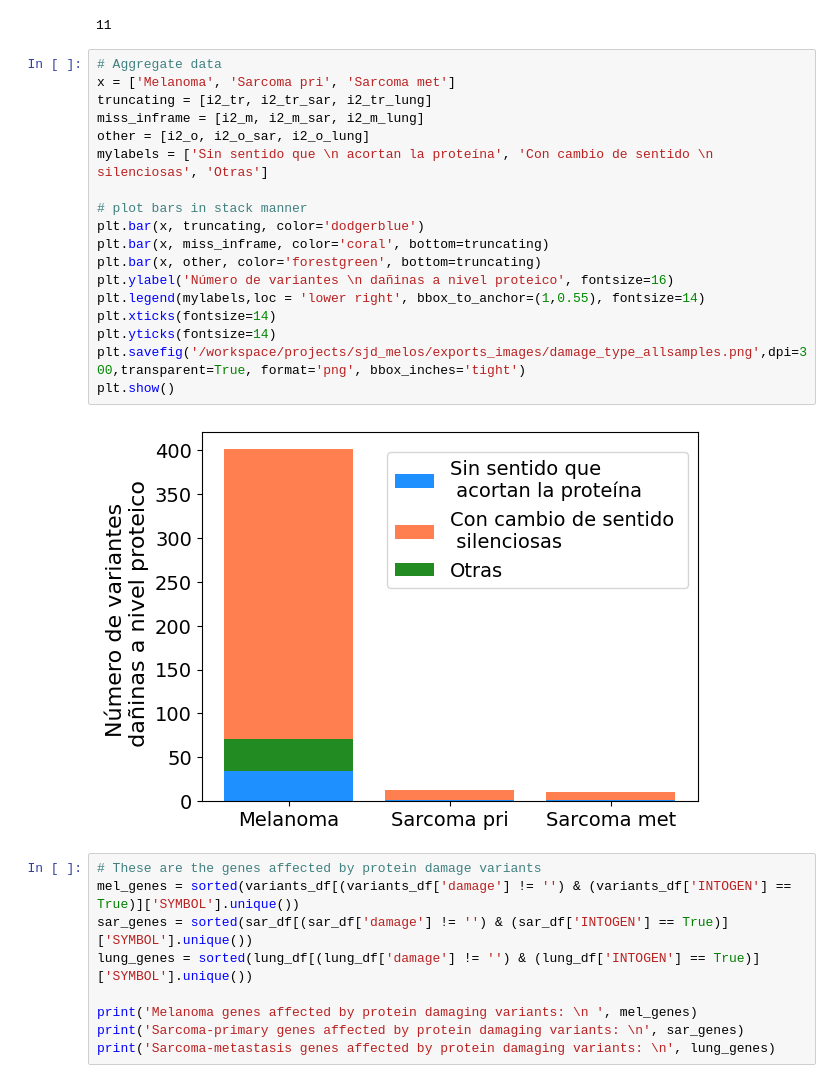
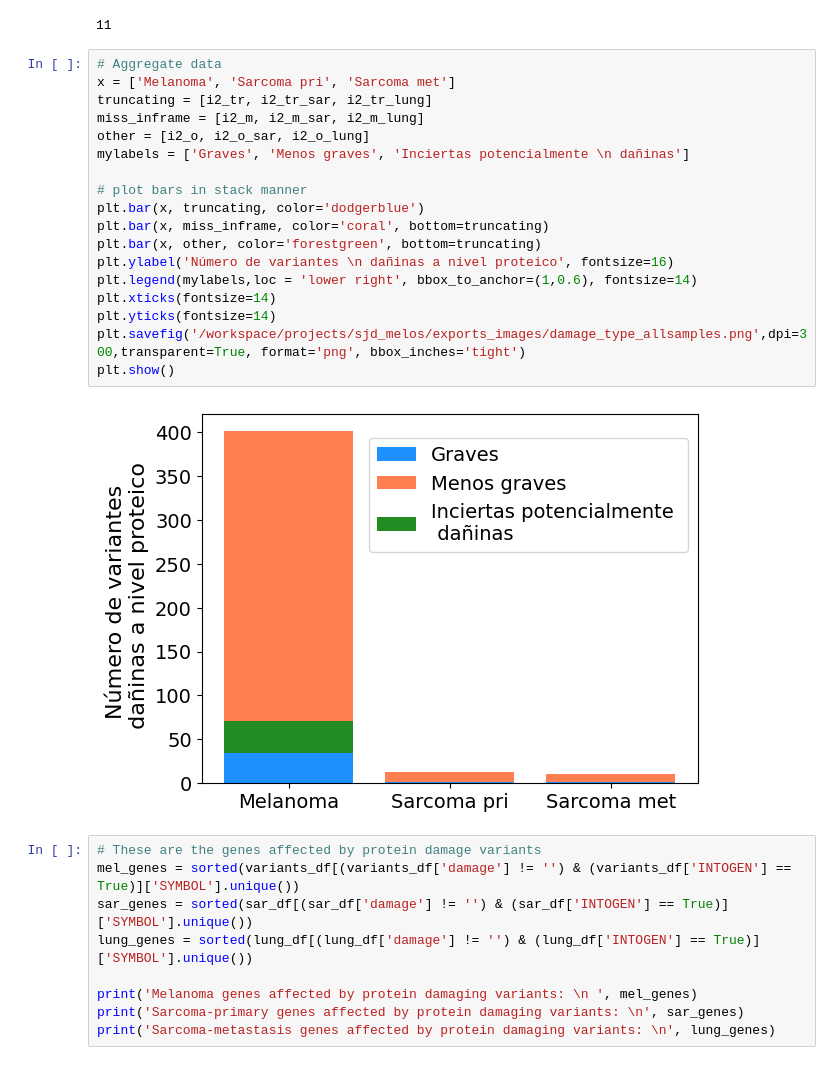
Before and after one commit to efigb/master, a Jupyter notebook: variant_filtering/Damaging_variants_selection.ipynb, the cells around one changed output. Cells and saved outputs as stored; diff of their text form.

```diff
--- a/variant_filtering/Damaging_variants_selection.ipynb
+++ b/variant_filtering/Damaging_variants_selection.ipynb
@@ -663,23 +650,23 @@ For sarcoma primary:
 # %%
 # Aggregate data
 x = ['Melanoma', 'Sarcoma pri', 'Sarcoma met']
 truncating = [i2_tr, i2_tr_sar, i2_tr_lung]
 miss_inframe = [i2_m, i2_m_sar, i2_m_lung]
 other = [i2_o, i2_o_sar, i2_o_lung]
-mylabels = ['Sin sentido que \n acortan la proteína', 'Con cambio de sentido \n silenciosas', 'Otras']
+mylabels = ['Graves', 'Menos graves', 'Inciertas potencialmente \n dañinas']
 
 # plot bars in stack manner
 plt.bar(x, truncating, color='dodgerblue')
 plt.bar(x, miss_inframe, color='coral', bottom=truncating)
 plt.bar(x, other, color='forestgreen', bottom=truncating)
 plt.ylabel('Número de variantes \n dañinas a nivel proteico', fontsize=16)
-plt.legend(mylabels,loc = 'lower right', bbox_to_anchor=(1,0.55), fontsize=14)
+plt.legend(mylabels,loc = 'lower right', bbox_to_anchor=(1,0.6), fontsize=14)
 plt.xticks(fontsize=14)
 plt.yticks(fontsize=14)
 plt.savefig('/workspace/projects/sjd_melos/exports_images/damage_type_allsamples.png',dpi=300,transparent=True, format='png', bbox_inches='tight')
 plt.show()
 # %% [output]
-[figure, old version]
+[figure, new version]
 # %%
 # These are the genes affected by protein damage variants
 mel_genes = sorted(variants_df[(variants_df['damage'] != '') & (variants_df['INTOGEN'] == True)]['SYMBOL'].unique())
```
Also changed, not shown: parts of 5 cells of this notebook, 1 other file.
